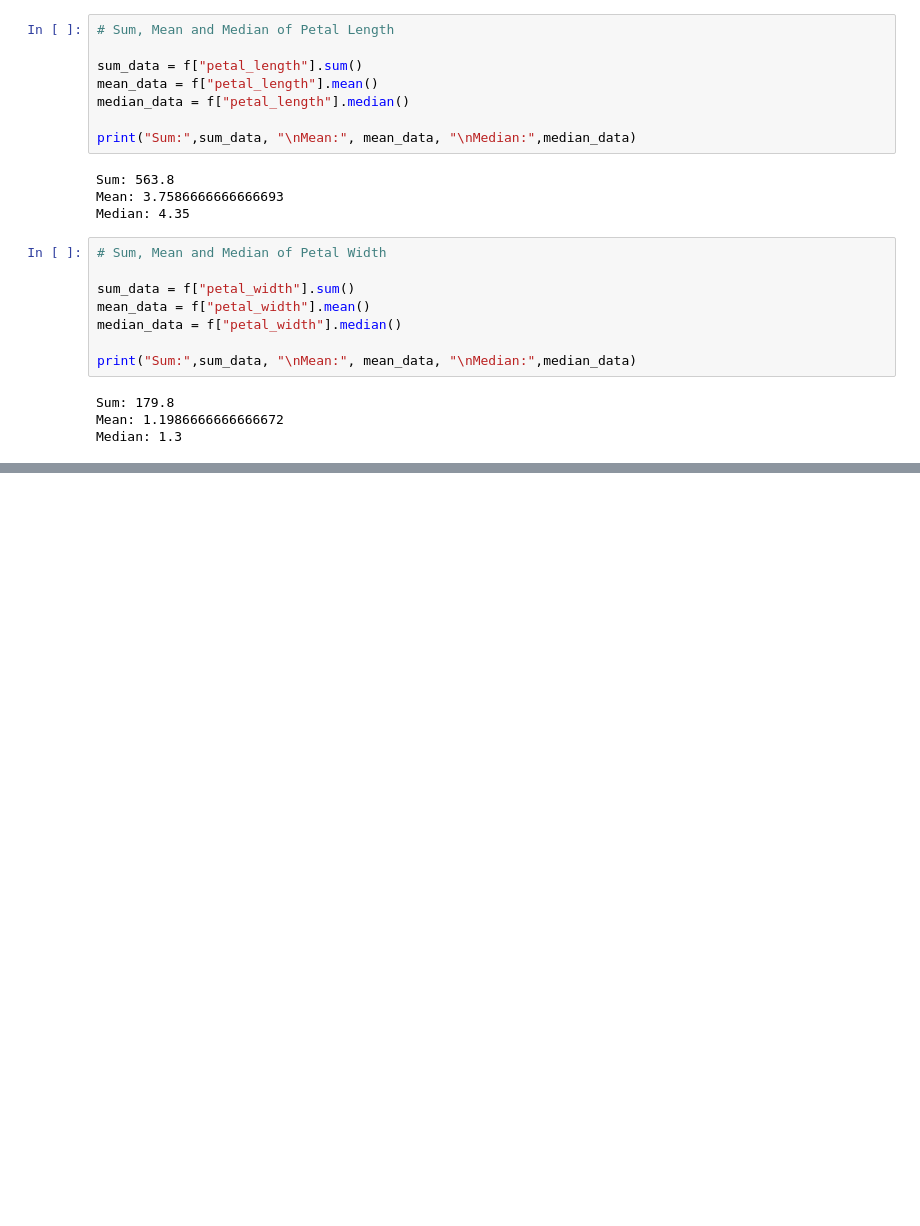
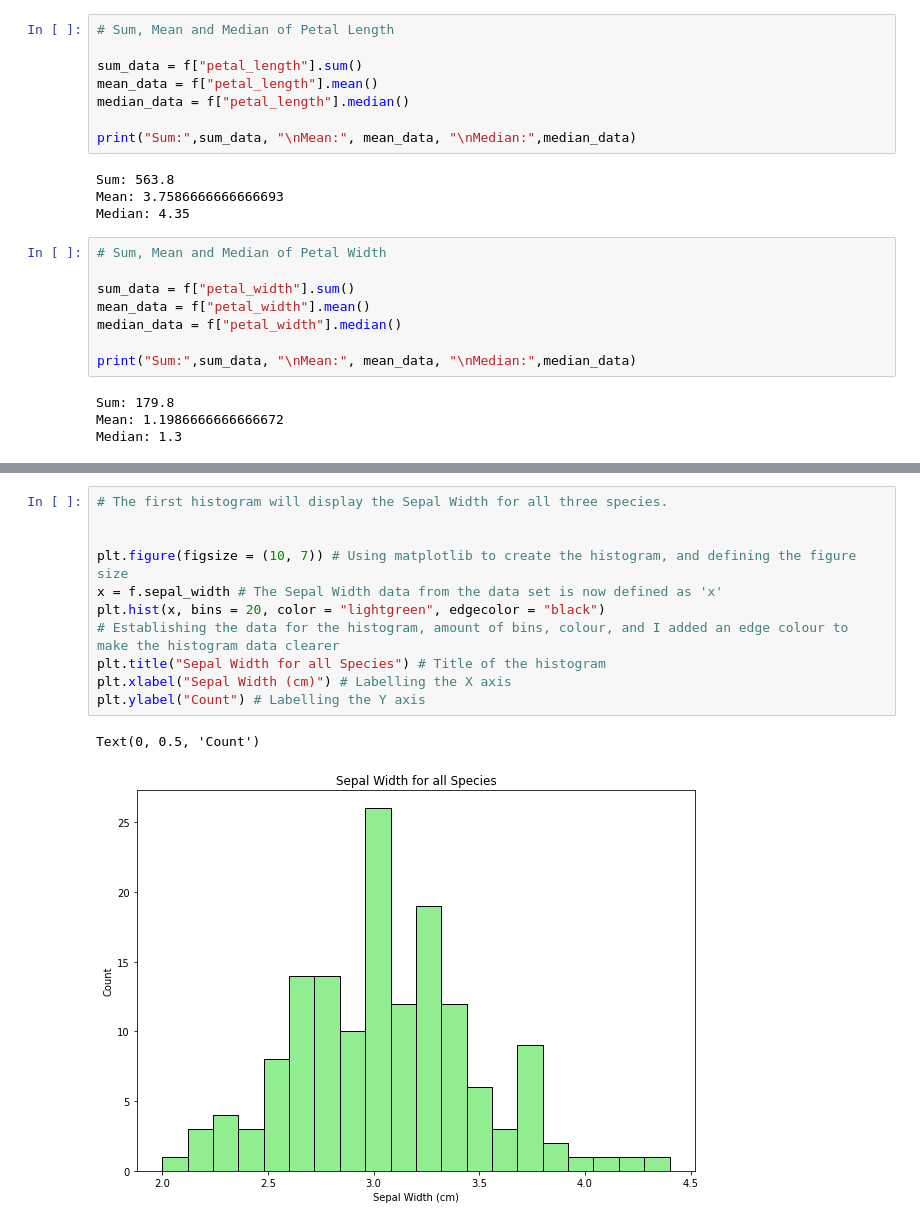
Before and after one commit to JTohall/Machine_Learning_and_Statistics, a Jupyter notebook: Project.ipynb, the cells around one changed output, grey strips where cells are left out. Saved outputs shown, nothing was run; the diff lists cells and outputs as text; blank space fills up the shorter version.

```diff
--- a/Project.ipynb
+++ b/Project.ipynb
@@ -373,0 +390,14 @@ Median: 1.3
+# %%
+# The first histogram will display the Sepal Width for all three species.
+
+
+plt.figure(figsize = (10, 7)) # Using matplotlib to create the histogram, and defining the figure size
+x = f.sepal_width # The Sepal Width data from the data set is now defined as 'x'
+plt.hist(x, bins = 20, color = "lightgreen", edgecolor = "black")
+# Establishing the data for the histogram, amount of bins, colour, and I added an edge colour to make the histogram data clearer
+plt.title("Sepal Width for all Species") # Title of the histogram
+plt.xlabel("Sepal Width (cm)") # Labelling the X axis
+plt.ylabel("Count") # Labelling the Y axis
+# %% [output]
+Text(0, 0.5, 'Count')
+[figure, added]
```
Also changed, not shown: parts of 51 cells of this notebook.
